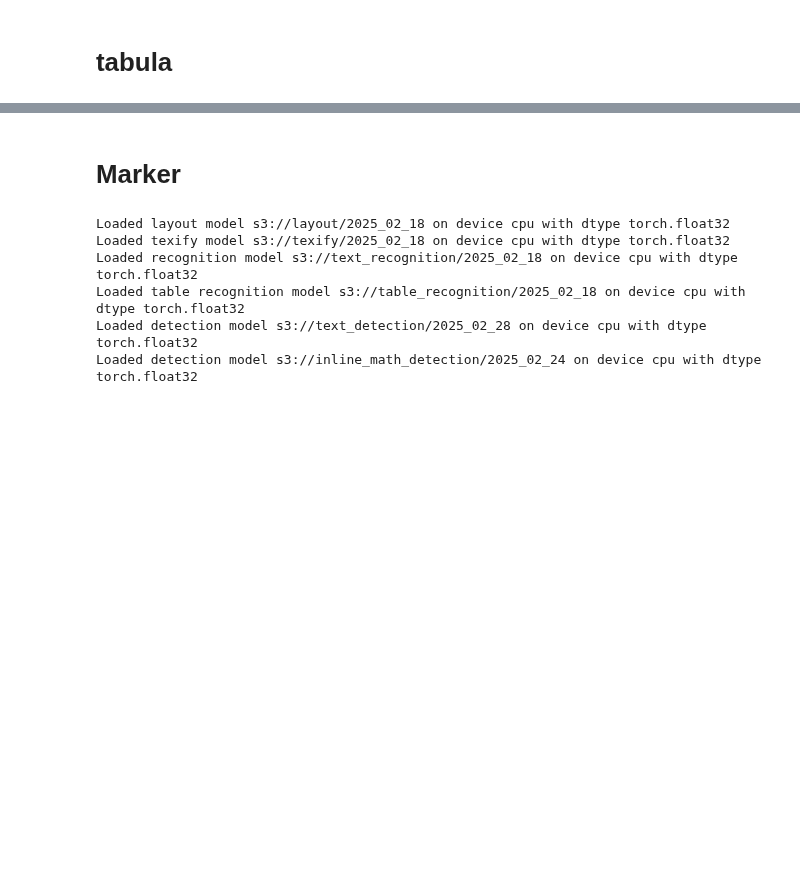
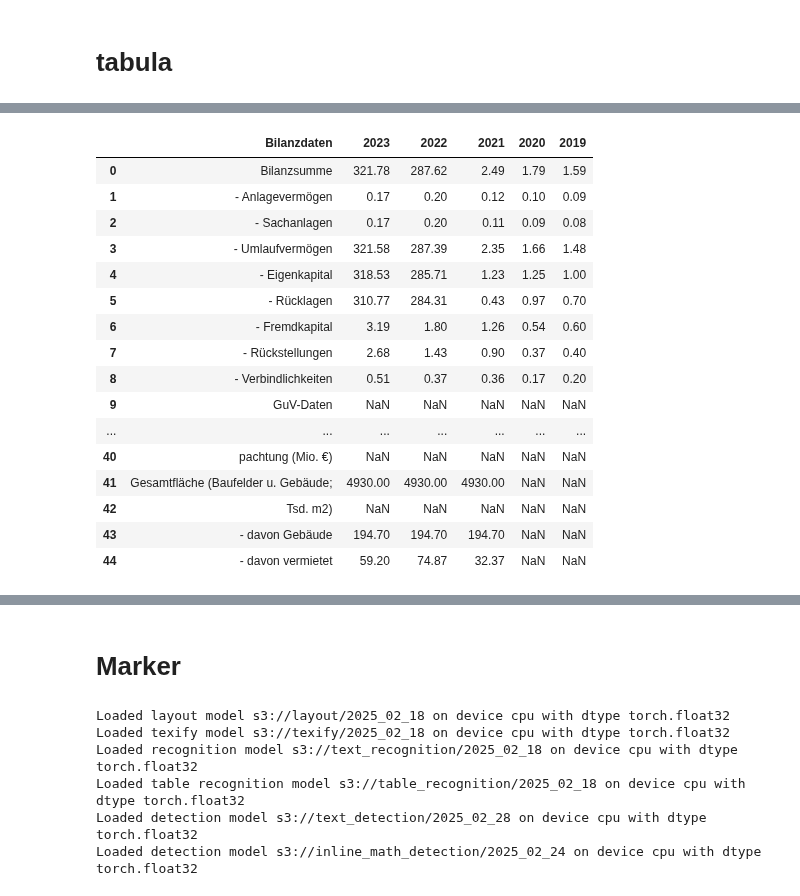
Before and after one commit to Famondir/Thesis, a Jupyter notebook: Beteiligungsberichte/extract_data_bb.ipynb, the cells around one changed output, grey strips where cells are left out. Cells and saved outputs as stored; diff of their text form; code cells hidden in the pictures; blank space fills up the shorter version.

```diff
--- a/Beteiligungsberichte/extract_data_bb.ipynb
+++ b/Beteiligungsberichte/extract_data_bb.ipynb
@@ -222,0 +314,32 @@ df[0]['Bezeichnung'].to_list()
+# %%
+import copy
+
+df_list_copy = copy.deepcopy(df_list)
+for idx, df in enumerate(df_list_copy[:]):
+    print(f"Processing DataFrame for page {page_numbers[idx]} ({idx})")
+
+    # Find columns (excluding the first) that have any non-numeric characters in any cell
+    non_numeric_mask = df[df.columns[1:]].map(lambda x: bool(re.search(r'[^nan][^\d.,\-]', str(x))))
+    # for col in non_numeric_mask.columns:
+    #     if non_numeric_mask[col].any():
+    #         print(f"Non-numeric values in column '{col}':")
+    #         print(df.loc[non_numeric_mask[col], [df.columns[0], col]])
+
+    # Move non-numeric values in the first data column to the end of the first column
+    first_data_col = df.columns[1]
+    mask = non_numeric_mask[first_data_col]
+    if mask.any():
+        for idx_row in df.index[mask]:
+            # print(f"Processing row {idx_row} in DataFrame for page {page_numbers[idx]}")
+            # Move only the leading non-numeric characters from the first data column to the end of the first column
+            value = str(df.at[idx_row, first_data_col])
+            match = re.match(r"^([^\d,\-]+)", value)
+            if match:
+                prefix = match.group(1)
+                # print(prefix)
+                # Append the prefix to the first column, remove it from the data column
+                df.at[idx_row, df.columns[0]] = f"{df.at[idx_row, df.columns[0]]}{prefix}".strip()
+                df.at[idx_row, first_data_col] = value[len(prefix):].lstrip()
+
+    df[df.columns[1:]] = df[df.columns[1:]].replace('---', np.nan)
+    df[df.columns[1:]] = df[df.columns[1:]].apply(lambda x: x.str.replace('.', '').str.replace(',', '.').astype(float), axis=0)
@@ -222,0 +364,20 @@ df[0]['Bezeichnung'].to_list()
+# %%
+df_list_copy[52]
+# %% [output]
+|  | Bilanzdaten | 2023 | 2022 | 2021 | 2020 | 2019 |
+| 0 | Bilanzsumme | 321.78 | 287.62 | 2.49 | 1.79 | 1.59 |
+| 1 | - Anlagevermögen | 0.17 | 0.20 | 0.12 | 0.10 | 0.09 |
+| 2 | - Sachanlagen | 0.17 | 0.20 | 0.11 | 0.09 | 0.08 |
+| 3 | - Umlaufvermögen | 321.58 | 287.39 | 2.35 | 1.66 | 1.48 |
+| 4 | - Eigenkapital | 318.53 | 285.71 | 1.23 | 1.25 | 1.00 |
+| 5 | - Rücklagen | 310.77 | 284.31 | 0.43 | 0.97 | 0.70 |
+| 6 | - Fremdkapital | 3.19 | 1.80 | 1.26 | 0.54 | 0.60 |
+| 7 | - Rückstellungen | 2.68 | 1.43 | 0.90 | 0.37 | 0.40 |
+| 8 | - Verbindlichkeiten | 0.51 | 0.37 | 0.36 | 0.17 | 0.20 |
+| 9 | GuV-Daten | NaN | NaN | NaN | NaN | NaN |
+| ... | ... | ... | ... | ... | ... | ... |
+| 40 | pachtung (Mio. €) | NaN | NaN | NaN | NaN | NaN |
+| 41 | Gesamtfläche (Baufelder u. Gebäude; | 4930.00 | 4930.00 | 4930.00 | NaN | NaN |
+| 42 | Tsd. m2) | NaN | NaN | NaN | NaN | NaN |
+| 43 | - davon Gebäude | 194.70 | 194.70 | 194.70 | NaN | NaN |
+| 44 | - davon vermietet | 59.20 | 74.87 | 32.37 | NaN | NaN |
```
Also changed, not shown: parts of 16 cells of this notebook.
